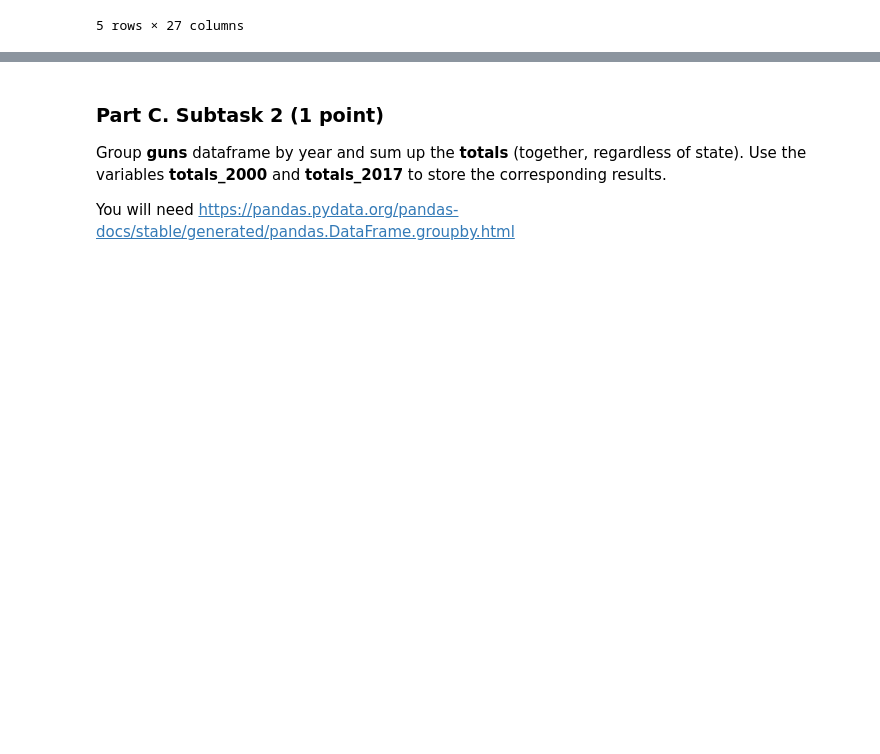
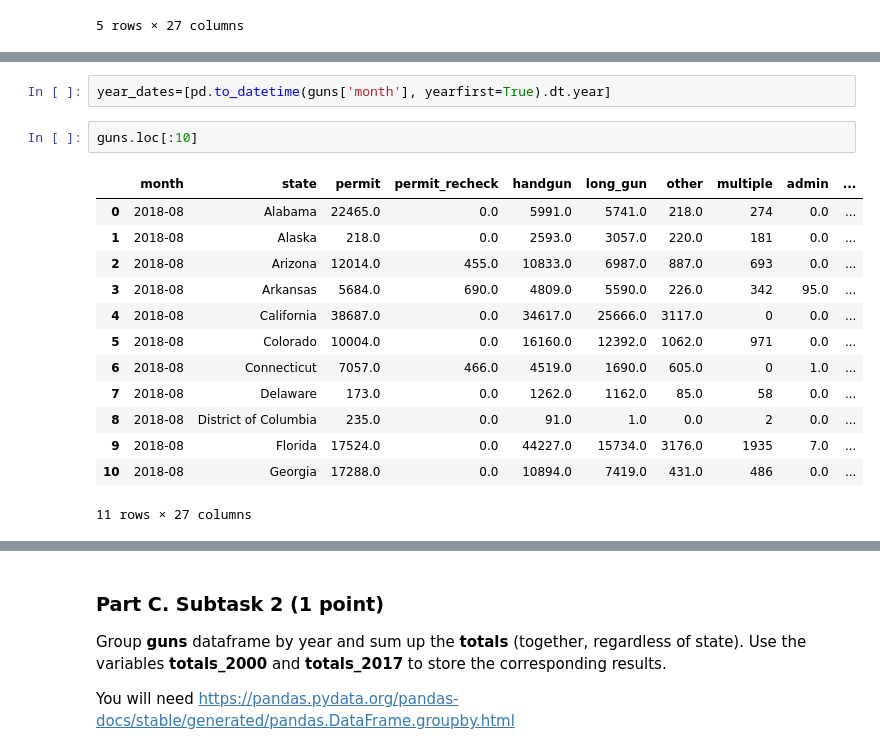
Before and after one commit to greeeneg/fall2019, a Jupyter notebook: week2/Week2-assignment.ipynb, the cells around one changed output, grey strips where cells are left out. Saved outputs shown, nothing was run; the diff lists cells and outputs as text; blank space fills up the shorter version.

```diff
--- a/week2/Week2-assignment.ipynb
+++ b/week2/Week2-assignment.ipynb
@@ -297,0 +319,18 @@ guns.loc[:4]
+# %%
+year_dates=[pd.to_datetime(guns['month'], yearfirst=True).dt.year]
+# %%
+guns.loc[:10]
+# %% [output]
+|  | month | state | permit | permit_recheck | handgun | long_gun | other | multiple | admin | ... |
+| 0 | 2018-08 | Alabama | 22465.0 | 0.0 | 5991.0 | 5741.0 | 218.0 | 274 | 0.0 | ... |
+| 1 | 2018-08 | Alaska | 218.0 | 0.0 | 2593.0 | 3057.0 | 220.0 | 181 | 0.0 | ... |
+| 2 | 2018-08 | Arizona | 12014.0 | 455.0 | 10833.0 | 6987.0 | 887.0 | 693 | 0.0 | ... |
+| 3 | 2018-08 | Arkansas | 5684.0 | 690.0 | 4809.0 | 5590.0 | 226.0 | 342 | 95.0 | ... |
+| 4 | 2018-08 | California | 38687.0 | 0.0 | 34617.0 | 25666.0 | 3117.0 | 0 | 0.0 | ... |
+| 5 | 2018-08 | Colorado | 10004.0 | 0.0 | 16160.0 | 12392.0 | 1062.0 | 971 | 0.0 | ... |
+| 6 | 2018-08 | Connecticut | 7057.0 | 466.0 | 4519.0 | 1690.0 | 605.0 | 0 | 1.0 | ... |
+| 7 | 2018-08 | Delaware | 173.0 | 0.0 | 1262.0 | 1162.0 | 85.0 | 58 | 0.0 | ... |
+| 8 | 2018-08 | District of Columbia | 235.0 | 0.0 | 91.0 | 1.0 | 0.0 | 2 | 0.0 | ... |
+| 9 | 2018-08 | Florida | 17524.0 | 0.0 | 44227.0 | 15734.0 | 3176.0 | 1935 | 7.0 | ... |
+| 10 | 2018-08 | Georgia | 17288.0 | 0.0 | 10894.0 | 7419.0 | 431.0 | 486 | 0.0 | ... |
+11 rows × 27 columns
```
Also changed, not shown: parts of 12 cells of this notebook, 4 other files.
